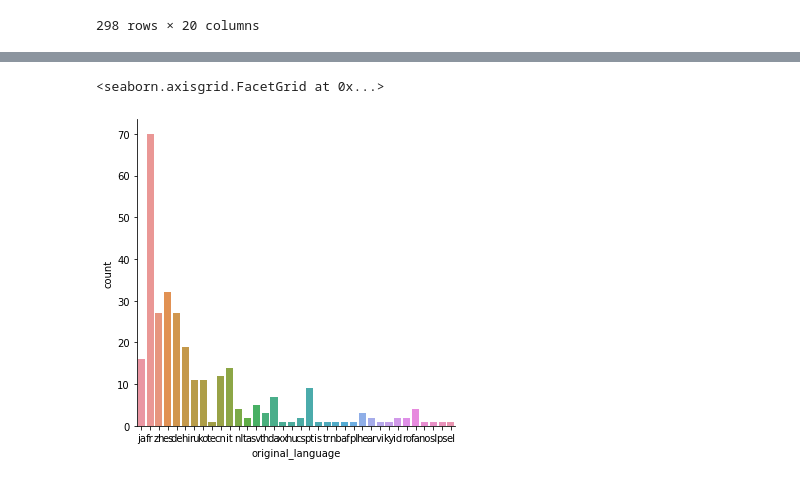
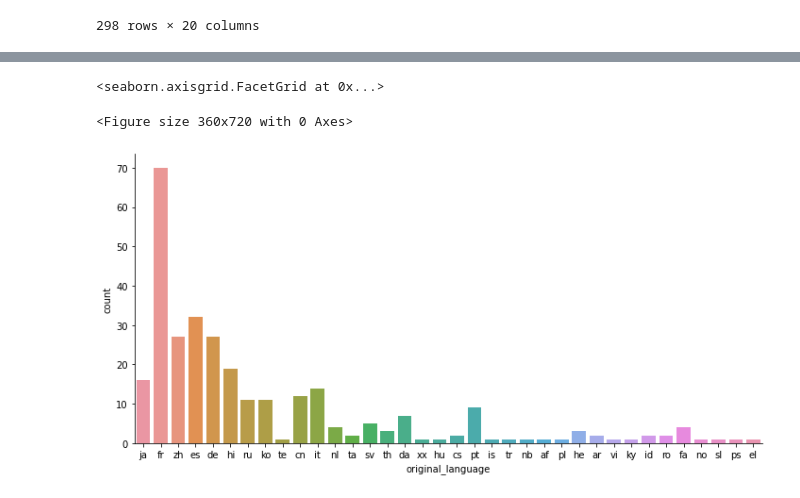
Before and after one commit to rafaelafachine/DataScience, a Jupyter notebook: Visualização_de_graficos_por_categoria.ipynb, the cells around one changed output, grey strips where cells are left out. Cells and saved outputs as stored; diff of their text form; code cells hidden in the pictures.

```diff
--- a/Visualização_de_graficos_por_categoria.ipynb
+++ b/Visualização_de_graficos_por_categoria.ipynb
@@ -4,5 +4,5 @@
 #Visualizando gráfico por categoria
 # %%
 import pandas as pd
-pd.read_csv("ratings.csv")
-tmdb= pd.read_csv("tmdb_5000_movies.csv")
+pd.read_csv("/ratings.csv")
+tmdb= pd.read_csv("/tmdb_5000_movies.csv")
@@ -268,6 +260,9 @@ Name: original_language, dtype: int64
 # %%
 filmes_sem_lingua_original_em_ingles = tmdb.query("original_language != 'en'")
-sns.catplot(x="original_language", kind="count", data = filmes_sem_lingua_original_em_ingles)
+# Ajusta as dimensões
+plt.figure(figsize=(5,10))
+sns.catplot(x="original_language", kind="count", data = filmes_sem_lingua_original_em_ingles, aspect = 2)
 # %% [output]
 <seaborn.axisgrid.FacetGrid at 0x...>
+<Figure size 360x720 with 0 Axes>
-[figure, old version]
+[figure, new version]
```
Also changed, not shown: parts of 18 cells of this notebook.
